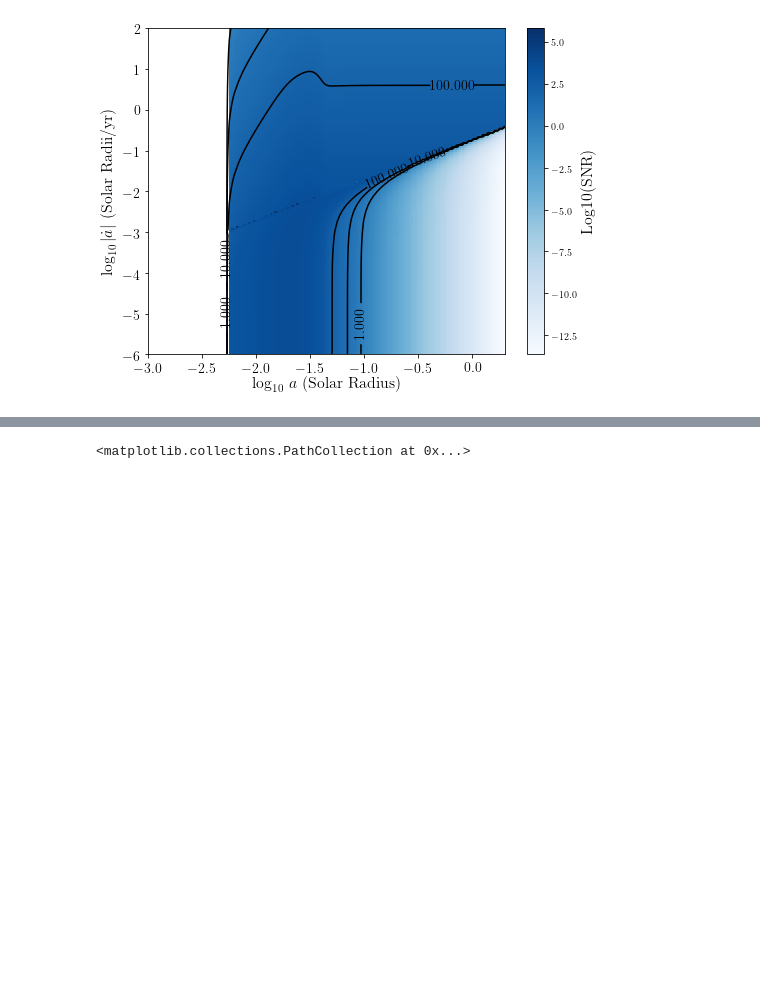
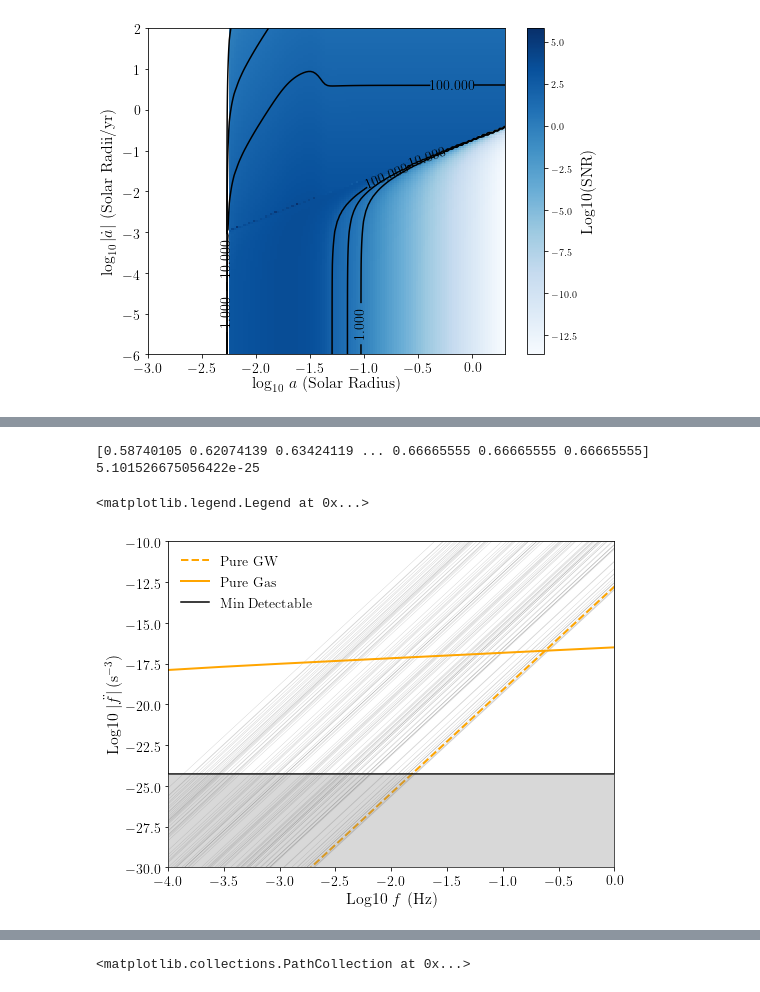
Before and after one commit to tcallister/LISA-and-CE-Evolution, a Jupyter notebook: SNR_grid.ipynb, the cells around one changed output, grey strips where cells are left out. Cells and saved outputs as stored; diff of their text form; code cells hidden in the pictures; blank space fills up the shorter version.

```diff
--- a/SNR_grid.ipynb
+++ b/SNR_grid.ipynb
@@ -297,0 +301,58 @@ ax.set_ylim(-20,-5)
+# %%
+fig,ax = plt.subplots(figsize=(8,6))
+
+fs = np.array([])
+fdots = np.array([])
+
+for i in range(100):
+
+    Mtot = 10.**(np.random.random()*4)
+    m1 = Mtot/2.
+    m2 = Mtot/2.
+
+    fISCO = 2.2e3/Mtot
+
+    fs = np.logspace(-4,np.log10(fISCO))
+    fdot = fdotGW_from_fGW_Mc(fs,compute_Mc(m1,m2))
+    fddot = (11./3.)*fdot**2./fs
+
+    ax.plot(np.log10(fs),np.log10(fddot),color='grey',alpha=0.5,lw=0.3)
+
+"""
+Mtot = 100.
+fISCO = 2.2e3/Mtot
+fs = np.logspace(-4,np.log10(fISCO))
+fdot = fdotGW_from_fGW_Mc(fs,compute_Mc(m1,m2))
+fddot = (11./3.)*fdot**2./fs
+ax.plot(np.log10(fs),np.log10(fddot),color='blue')
+"""
+
+xs = 10.**np.linspace(-4,0,100)
+ys = fdotGW_from_fGW_Mc(xs,compute_Mc(0.5,0.8))
+ax.plot(np.log10(xs),np.log10((11./3.)*ys**2./xs),lw=2,color='orange',ls='--',label='Pure GW')
+
+dfdot_df_drag = (fdot_drag[1:]-fdot_drag[:-1])/(f_ref[1]-f_ref[0])
+fddot_drag = fdot_drag[:-1]*dfdot_df_drag
+
+ax.plot(np.log10(f_ref[:-1]),np.log10(fddot_drag),lw=2,color='orange',label='Pure Gas')
+print(fddot_drag*f_ref[:-1]/fdot_drag[:-1]**2.)
+
+fdot_min = (1./(5.*year))/(5.*year)
+
+fddot_min = (2./(5.*year))/(5.*year)**2.
+ax.axhline(y=np.log10(fddot_min),color='black',label='Min Detectable')
+ax.fill_between([-4,0],[np.log10(fddot_min),np.log10(fddot_min)],[-30,-30],color='grey',zorder=5,alpha=0.3)
+print(fddot_min)
+
+
+ax.set_xlim(-4,0)
+ax.set_ylim(-30,-10)
+ax.set_xlabel(r'Log10 $f$ (Hz)',fontsize=16)
+ax.set_ylabel(r'Log10 $|\ddot f|\,(\mathrm{s}^{-3})$',fontsize=16)
+ax.tick_params(labelsize=14)
+ax.legend(fontsize=14,frameon=False)
+# %% [output]
+[0.58740105 0.62074139 0.63424119 ... 0.66665555 0.66665555 0.66665555]
+5.101526675056422e-25
+<matplotlib.legend.Legend at 0x...>
+[figure, added]
```
Also changed, not shown: parts of 9 cells of this notebook.
